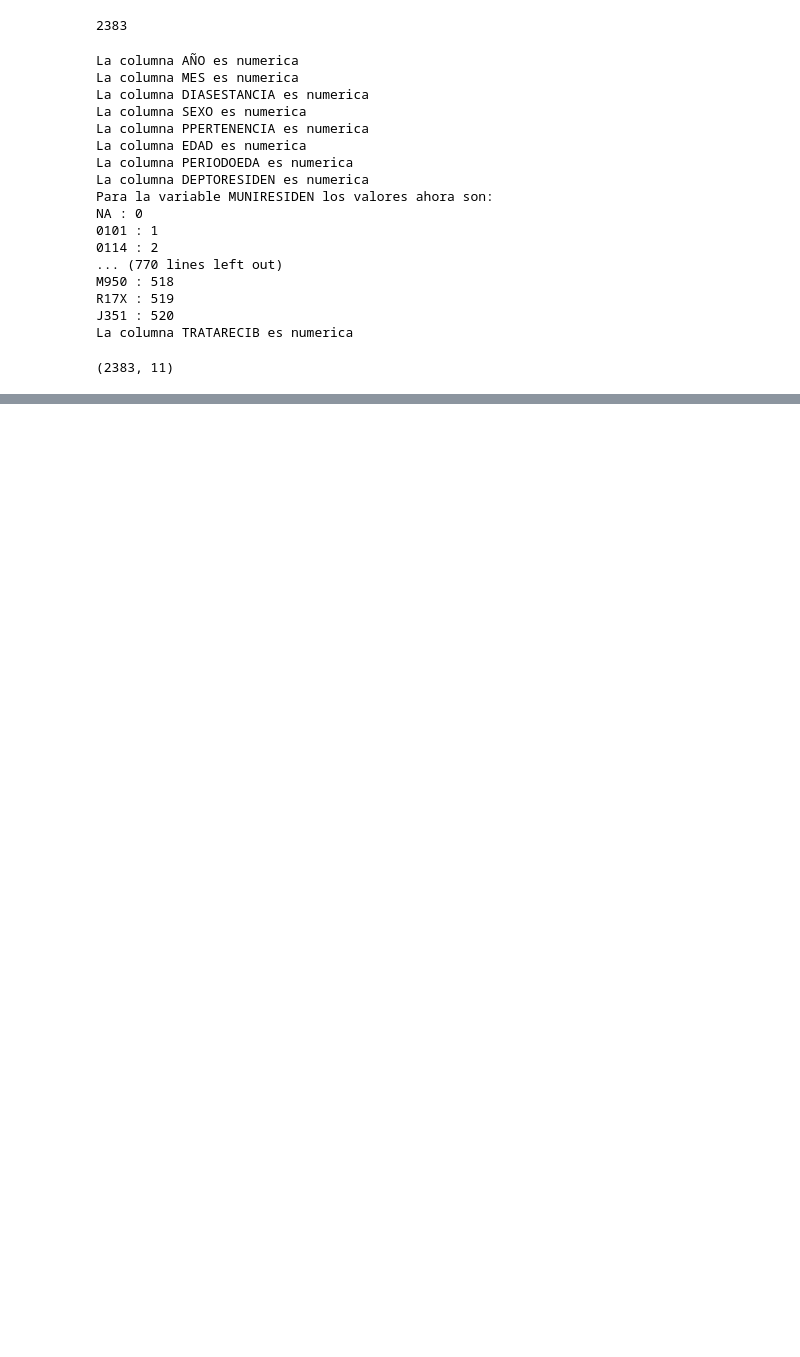
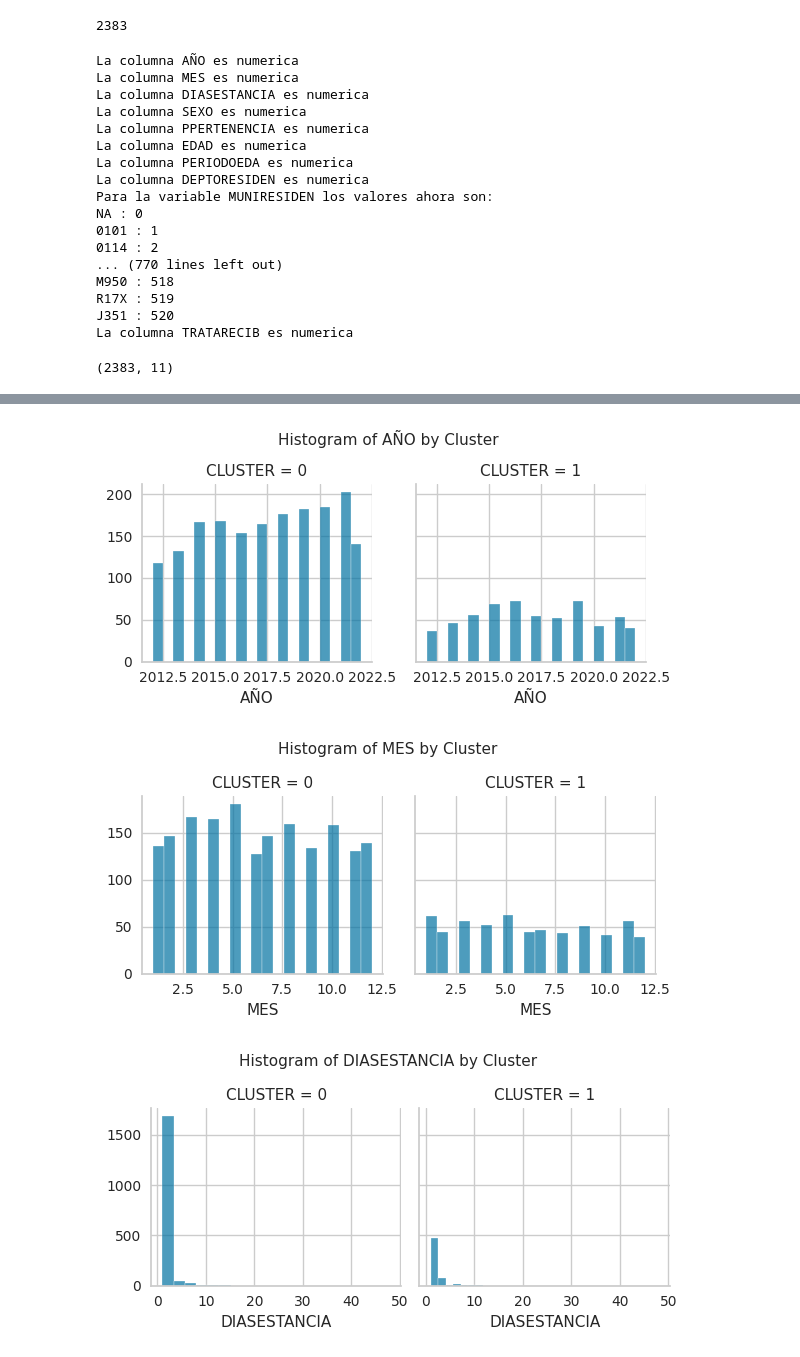
Before and after one commit to MelissaPerez09/Proyecto-DataMining, a Jupyter notebook: Proyecto1.ipynb, the cells around one changed output, grey strips where cells are left out. Drawn from its saved outputs; the diff is of its cells as text; code cells hidden in the pictures; blank space fills up the shorter version.

```diff
--- a/Proyecto1.ipynb
+++ b/Proyecto1.ipynb
@@ -688,0 +752,11 @@ elbow value = optimal k: 2  | elbow score: 3,876.516
+# %%
+#  n_clusters: Number of clusters to form.
+#  fit: Compute k-means clustering.
+#  df2: Input data, which is preprocessed and scaled.
+kMean = cluster.KMeans(n_clusters=2).fit(df2)
+# %%
+# Assign cluster labels to a new column in the original DataFrame
+df2['CLUSTER'] = kMean.labels_
+
+# Display the DataFrame with cluster labels
+df2.head()
@@ -688,0 +770,26 @@ elbow value = optimal k: 2  | elbow score: 3,876.516
+# %%
+for c in df2.columns:
+    if c != 'CLUSTER':
+        # Set style
+        sns.set_style("whitegrid")
+
+        # Create FacetGrid
+        grid = sns.FacetGrid(df2, col='CLUSTER')
+
+        # Map histogram plot
+        grid.map(plt.hist, c, bins=20, alpha=0.7)
+
+        # Adjust layout
+        plt.subplots_adjust(top=0.80)
+        grid.fig.suptitle('Histogram of ' + c + ' by Cluster', fontsize=11, fontweight='500')
+
+        # Add labels and title
+        plt.xlabel(c)
+        plt.ylabel('Frequency')
+
+        # Show plot
+        plt.show()
+# %% [output]
+[figure, added]
+[figure, added]
+[figure, added]
```
Also changed, not shown: parts of 22 cells of this notebook.
